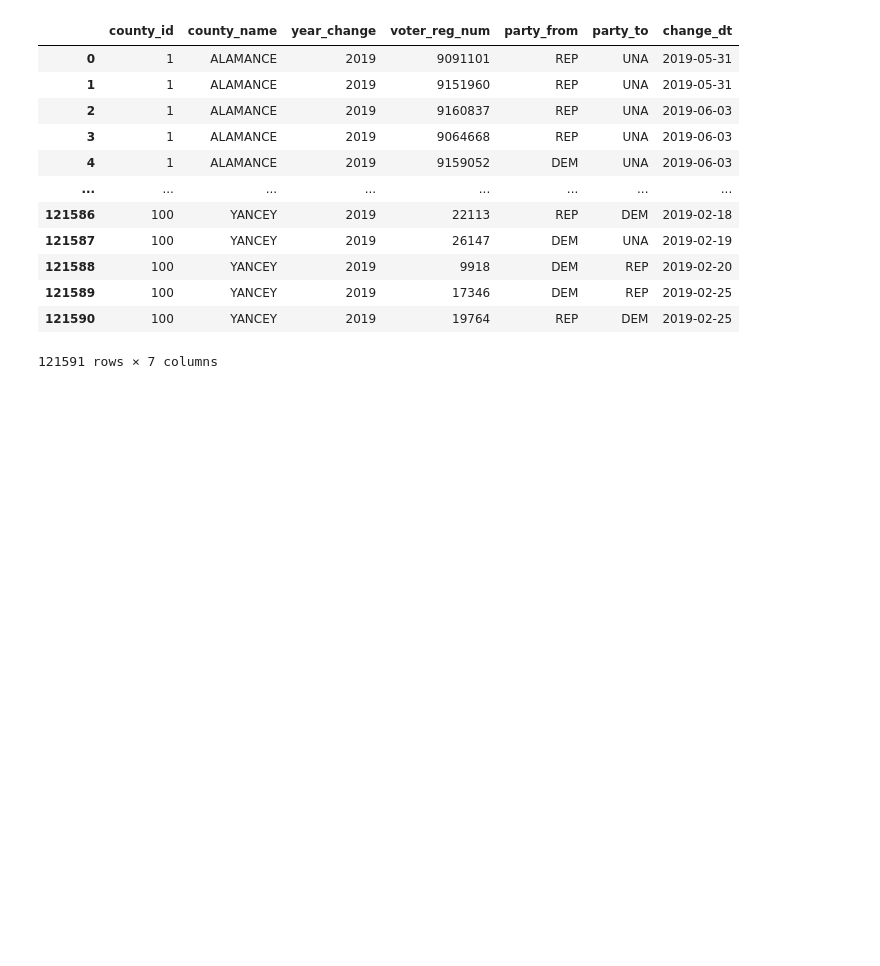
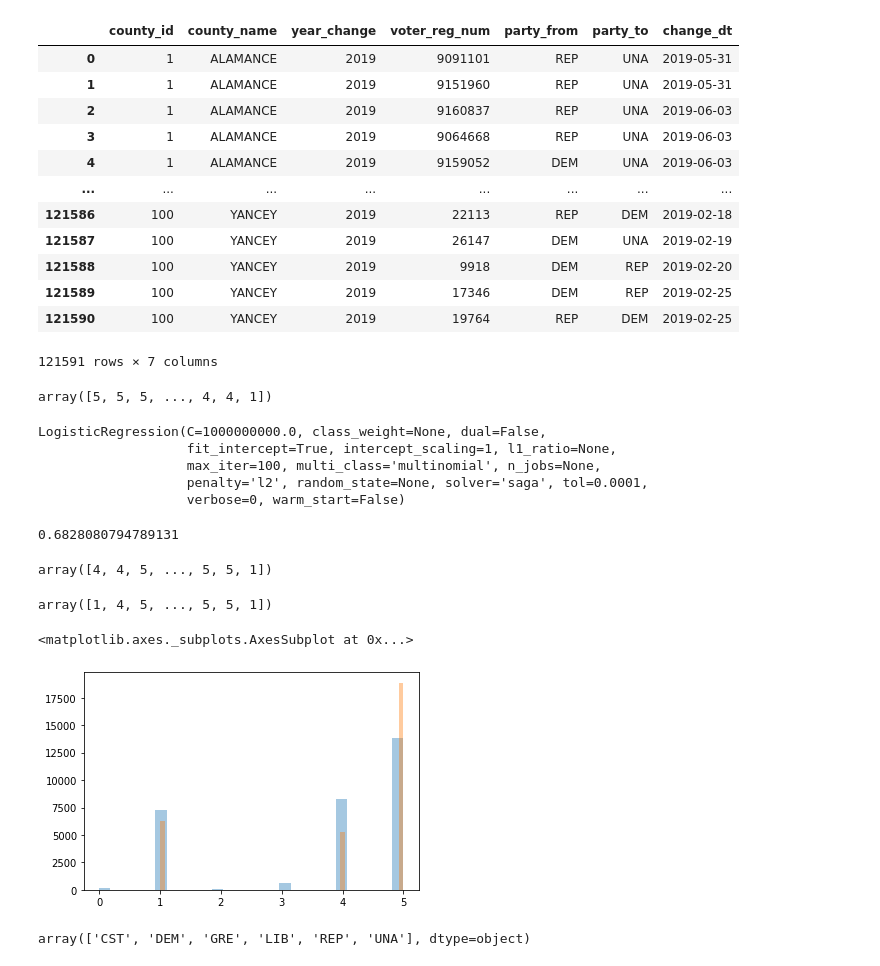
Before and after one commit to StevenDye/NC-Predicting-Political-Party-Changes, a Jupyter notebook: Master_Notebook.ipynb, the cells around one changed output. Cells and saved outputs as stored; diff of their text form; code cells hidden in the pictures; blank space fills up the shorter version.

```diff
--- a/Master_Notebook.ipynb
+++ b/Master_Notebook.ipynb
@@ -430,0 +428,47 @@ df
+# %%
+X, y = df[['county_id', 'party_from']], df.party_to
+
+ncencoder = OneHotEncoder()
+nclabels = preprocessing.LabelEncoder()
+X = ncencoder.fit_transform(X)
+# y = ncencoder.fit_transform(y.values.reshape(-1,1))
+nclabels.fit(y)
+y = nclabels.transform(y)
+
+# print(X.shape,y.shape)
+y
+# %% [output]
+array([5, 5, 5, ..., 4, 4, 1])
+# %%
+X_train, X_test, y_train, y_test = train_test_split(X, y, random_state=5627)
+# %%
+clfnc = LogisticRegression(C = 1e9, multi_class='multinomial', solver = 'saga')
+clfnc.fit(X_train, y_train)
+# %% [output]
+LogisticRegression(C=1000000000.0, class_weight=None, dual=False,
+                   fit_intercept=True, intercept_scaling=1, l1_ratio=None,
+                   max_iter=100, multi_class='multinomial', n_jobs=None,
+                   penalty='l2', random_state=None, solver='saga', tol=0.0001,
+                   verbose=0, warm_start=False)
+# %%
+clfnc.score(X_test, y_test)
+# %% [output]
+0.6828080794789131
+# %%
+clfnc.predict(X_test)
+# %% [output]
+array([4, 4, 5, ..., 5, 5, 1])
+# %%
+y_test
+# %% [output]
+array([1, 4, 5, ..., 5, 5, 1])
+# %%
+sns.distplot(y_test, kde = False);
+sns.distplot(clfnc.predict(X_test), kde = False)
+# %% [output]
+<matplotlib.axes._subplots.AxesSubplot at 0x...>
+[figure, added]
+# %%
+nclabels.classes_
+# %% [output]
+array(['CST', 'DEM', 'GRE', 'LIB', 'REP', 'UNA'], dtype=object)
```
Also changed, not shown: parts of 29 cells of this notebook.
